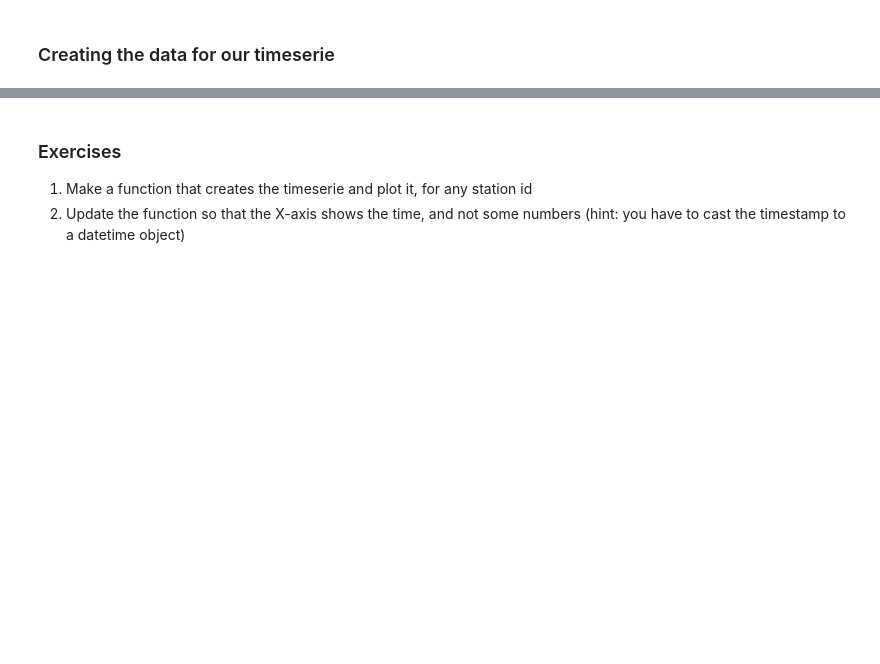
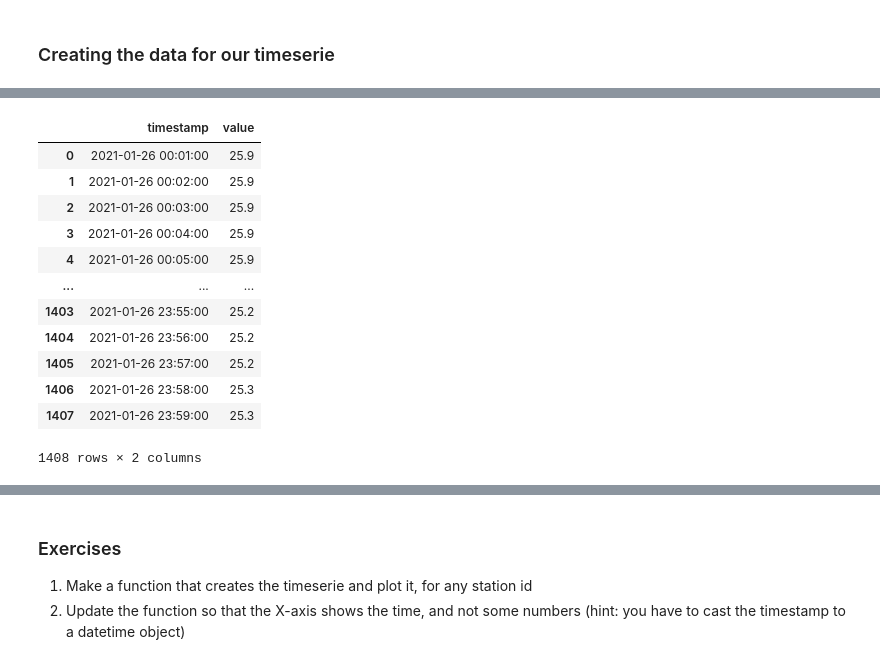
Before and after one commit to arwalokhandwala/intro-to-python, a Jupyter notebook: python-beginner.ipynb, the cells around one changed output, grey strips where cells are left out. Saved outputs shown, nothing was run; the diff lists cells and outputs as text; code cells hidden in the pictures; blank space fills up the shorter version.

```diff
--- a/python-beginner.ipynb
+++ b/python-beginner.ipynb
@@ -791 +693,17 @@ df = pd.DataFrame.from_dict(timeserie)
+# %%
+df
+# %% [output]
+|  | timestamp | value |
+| 0 | 2021-01-26 00:01:00 | 25.9 |
+| 1 | 2021-01-26 00:02:00 | 25.9 |
+| 2 | 2021-01-26 00:03:00 | 25.9 |
+| 3 | 2021-01-26 00:04:00 | 25.9 |
+| 4 | 2021-01-26 00:05:00 | 25.9 |
+| ... | ... | ... |
+| 1403 | 2021-01-26 23:55:00 | 25.2 |
+| 1404 | 2021-01-26 23:56:00 | 25.2 |
+| 1405 | 2021-01-26 23:57:00 | 25.2 |
+| 1406 | 2021-01-26 23:58:00 | 25.3 |
+| 1407 | 2021-01-26 23:59:00 | 25.3 |
+1408 rows × 2 columns
 # %%
```
Also changed, not shown: parts of 43 cells of this notebook.
